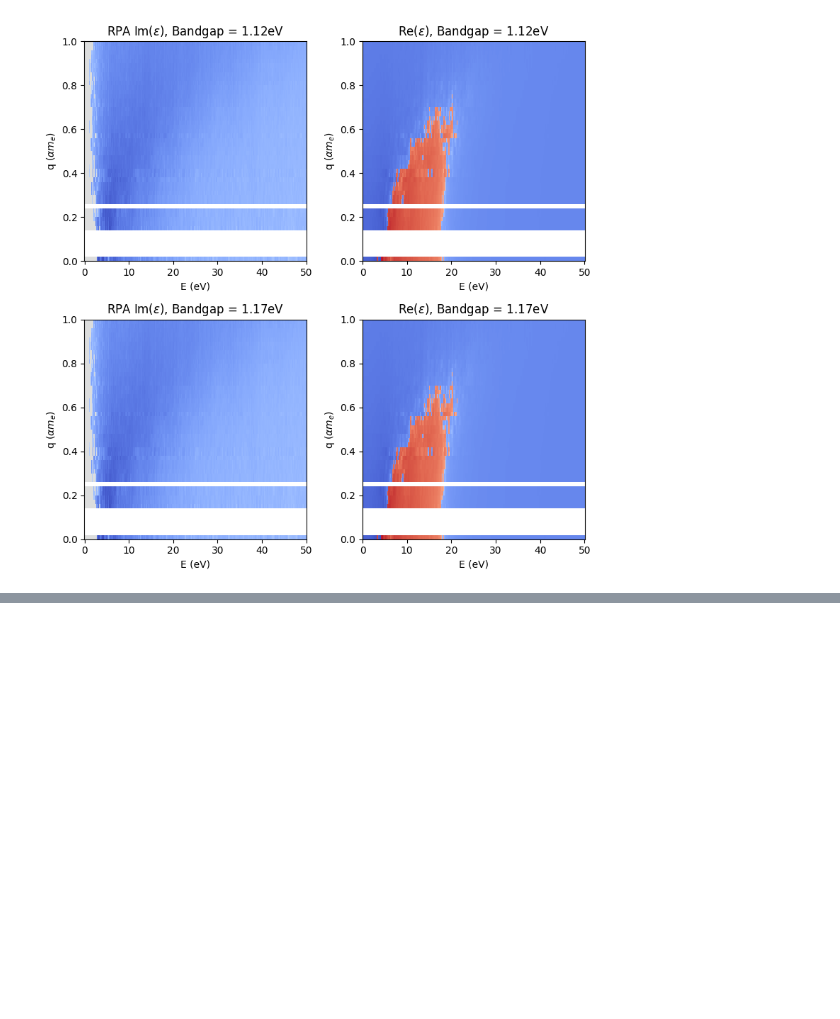
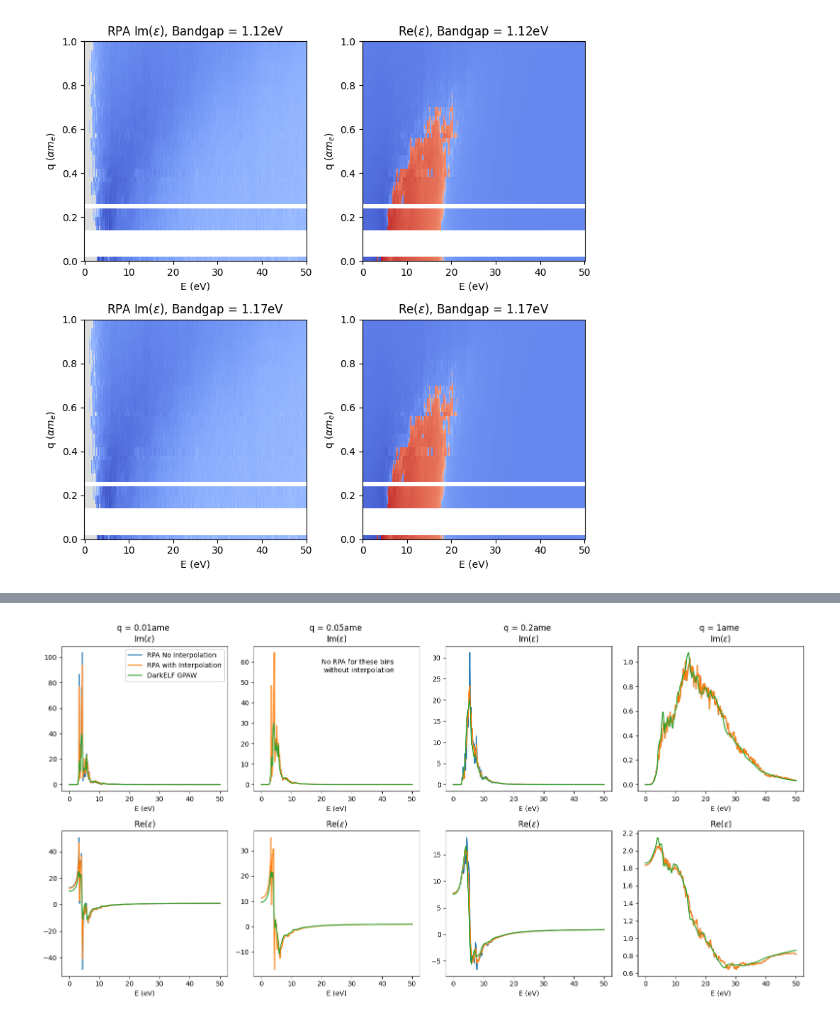
Before and after one commit to meganhott/QCDark2, a Jupyter notebook: plots.ipynb, the cells around one changed output, grey strips where cells are left out. Saved outputs shown, nothing was run; the diff lists cells and outputs as text; code cells hidden in the pictures; blank space fills up the shorter version.

```diff
--- a/plots.ipynb
+++ b/plots.ipynb
@@ -456,0 +462,48 @@ plt.tight_layout()
+# %%
+fig, ax = plt.subplots(2,4, figsize=(16,8))
+
+ax[(0,0)].plot(E, np.imag(eps_8)[0,:], label='RPA No Interpolation')
+ax[(0,0)].plot(E, np.imag(eps_8_interp)[0,:], label='RPA with Interpolation')
+ax[(0,0)].plot(E, darkelf_gpaw.eps2(E, 0.01*alpha*mElectron), label='DarkELF GPAW')
+ax[(0,0)].set_title('q = 0.01ame \n'+r'Im($\epsilon$)')
+ax[(0,0)].legend()
+ax[(1,0)].plot(E, np.real(eps_8)[0,:], label='RPA No Interpolation')
+ax[(1,0)].plot(E, np.real(eps_8_interp)[0,:], label='RPA with Interpolation')
+ax[(1,0)].plot(E, darkelf_gpaw.eps1(E, 0.01*alpha*mElectron), label='DarkELF GPAW')
+ax[(1,0)].set_title(r'Re($\epsilon$)')
+
+ax[(0,1)].plot(E, np.imag(eps_8)[int(0.05/parmt.dq),:], label='RPA No Interpolation')
+ax[(0,1)].plot(E, np.imag(eps_8_interp)[int(0.05/parmt.dq),:], label='RPA with Interpolation')
+ax[(0,1)].plot(E, darkelf_gpaw.eps2(E, 0.05*alpha*mElectron), label='DarkELF GPAW')
+ax[(0,1)].set_title('q = 0.05ame \n'+r'Im($\epsilon$)')
+ax[(0,1)].text(20, 55, 'No RPA for these bins \n without interpolation')
+ax[(1,1)].plot(E, np.real(eps_8)[int(0.05/parmt.dq),:], label='RPA No Interpolation')
+ax[(1,1)].plot(E, np.real(eps_8_interp)[int(0.05/parmt.dq),:], label='RPA with Interpolation')
+ax[(1,1)].plot(E, darkelf_gpaw.eps1(E, 0.05*alpha*mElectron), label='DarkELF GPAW')
+ax[(1,1)].set_title(r'Re($\epsilon$)')
+
+ax[(0,2)].plot(E, np.imag(eps_8)[int(0.2/parmt.dq),:], label='RPA No Interpolation')
+ax[(0,2)].plot(E, np.imag(eps_8_interp)[int(0.2/parmt.dq),:], label='RPA with Interpolation')
+ax[(0,2)].plot(E, darkelf_gpaw.eps2(E, 0.2*alpha*mElectron), label='DarkELF GPAW')
+ax[(0,2)].set_title('q = 0.2ame \n'+r'Im($\epsilon$)')
+ax[(1,2)].plot(E, np.real(eps_8)[int(0.2/parmt.dq),:], label='RPA No Interpolation')
+ax[(1,2)].plot(E, np.real(eps_8_interp)[int(0.2/parmt.dq),:], label='RPA with Interpolation')
+ax[(1,2)].plot(E, darkelf_gpaw.eps1(E, 0.2*alpha*mElectron), label='DarkELF GPAW')
+ax[(1,2)].set_title(r'Re($\epsilon$)')
+
+ax[(0,3)].plot(E, np.imag(eps_8)[-1,:], label='RPA No Interpolation')
+ax[(0,3)].plot(E, np.imag(eps_8_interp)[-1,:], label='RPA with Interpolation')
+ax[(0,3)].plot(E, darkelf_gpaw.eps2(E, 1*alpha*mElectron), label='DarkELF GPAW')
+ax[(0,3)].set_title('q = 1ame \n'+r'Im($\epsilon$)')
+ax[(1,3)].plot(E, np.real(eps_8)[-1,:], label='RPA No Interpolation')
+ax[(1,3)].plot(E, np.real(eps_8_interp)[-1,:], label='RPA with Interpolation')
+ax[(1,3)].plot(E, darkelf_gpaw.eps1(E, 1*alpha*mElectron), label='DarkELF GPAW')
+ax[(1,3)].set_title(r'Re($\epsilon$)')
+
+for i in [0,1]:
+    for j in [0,1,2,3]:
+        ax[(i,j)].set_xlabel('E (eV)')
+
+plt.tight_layout()
+# %% [output]
+[figure, added]
```
Also changed, not shown: parts of 29 cells of this notebook, 1 other file.
